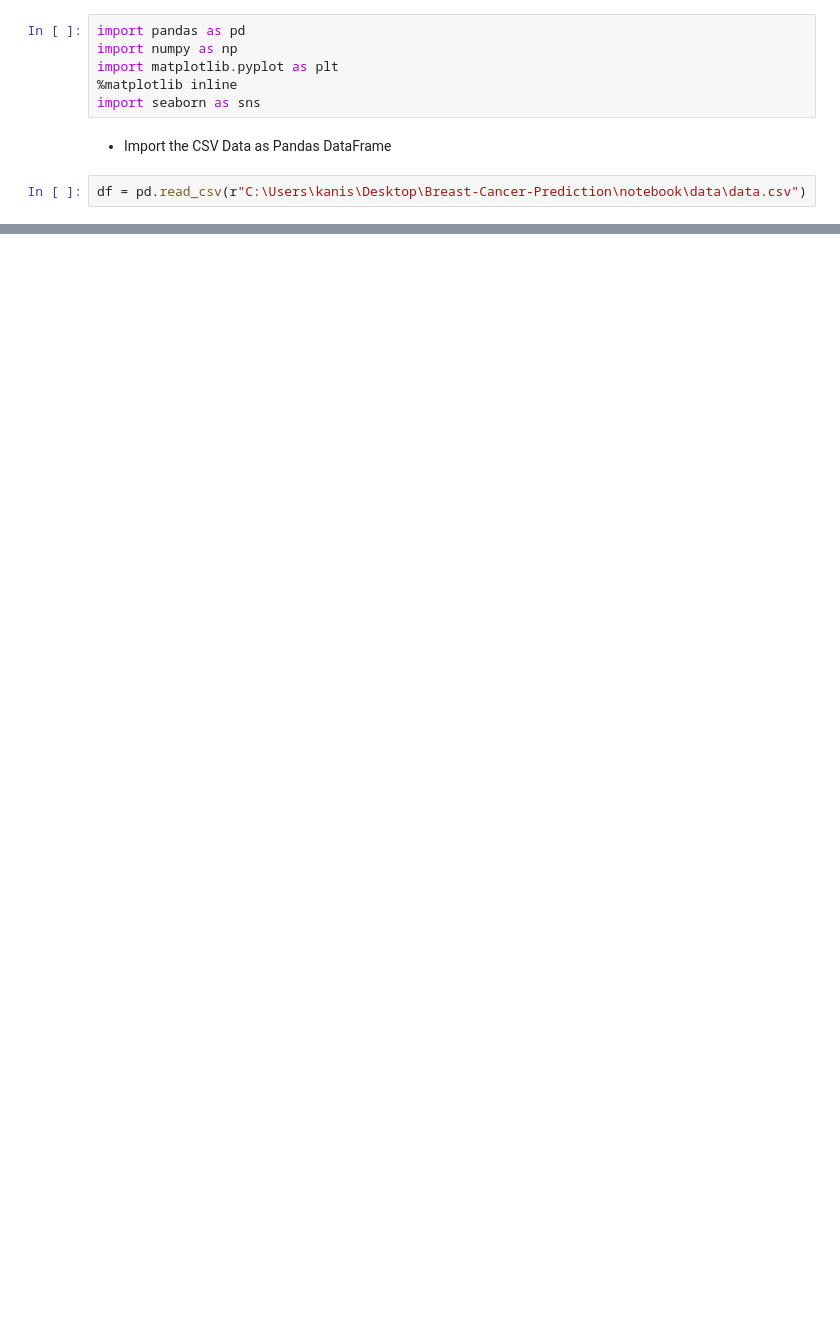
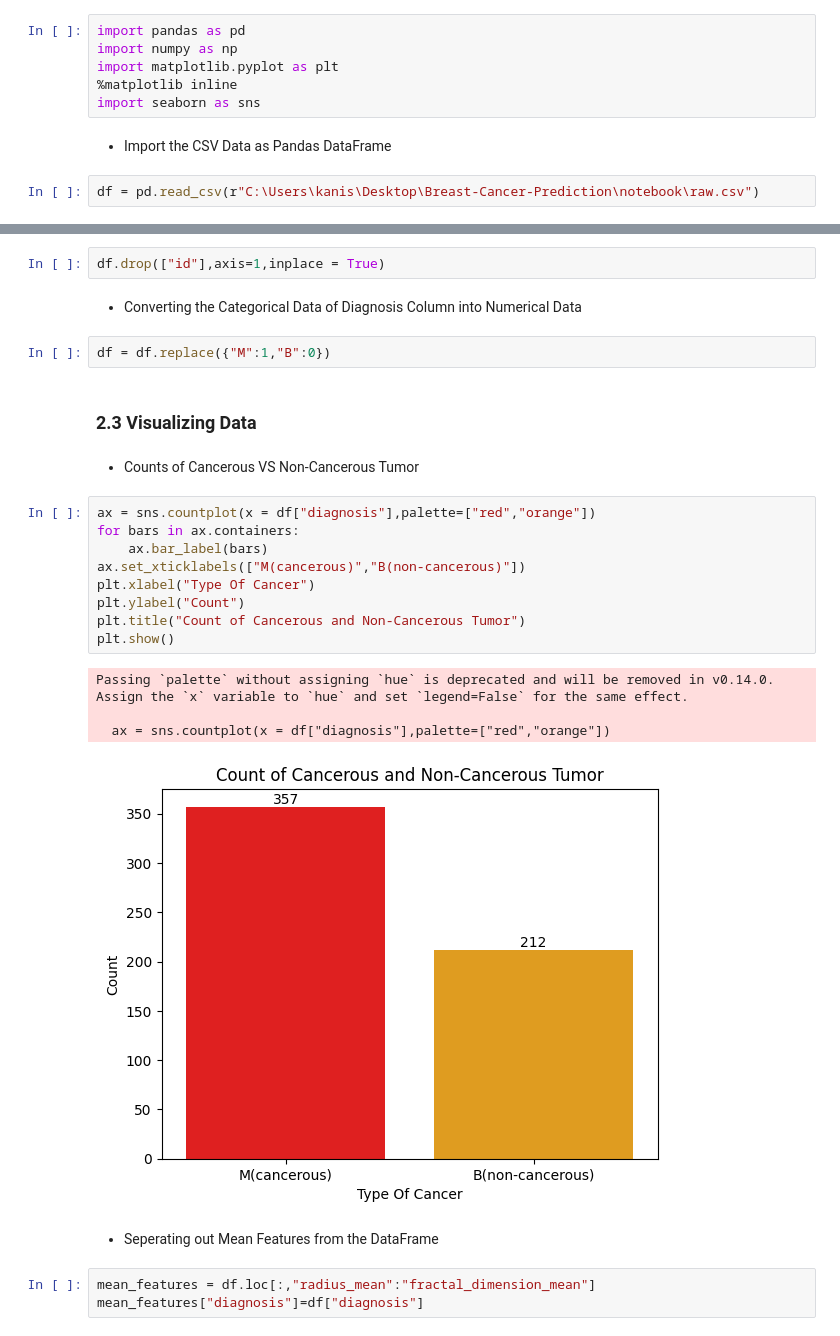
Before and after one commit to kanishka-maurya/Breast-Cancer-Prediction, a Jupyter notebook: notebook/1.EDA.ipynb, the cells around one changed output, grey strips where cells are left out. Drawn from its saved outputs; the diff is of its cells as text; blank space fills up the shorter version.

```diff
--- a/notebook/1.EDA.ipynb
+++ b/notebook/1.EDA.ipynb
@@ -31,4 +31,4 @@ import seaborn as sns
 # %% [markdown]
 - Import the CSV Data as Pandas DataFrame
 # %%
-df = pd.read_csv(r"C:\Users\kanis\Desktop\Breast-Cancer-Prediction\notebook\data\data.csv")
+df = pd.read_csv(r"C:\Users\kanis\Desktop\Breast-Cancer-Prediction\notebook\raw.csv")
@@ -36,0 +116,29 @@ df.shape
+# %%
+df.drop(["id"],axis=1,inplace = True)
+# %% [markdown]
+- Converting the Categorical Data of Diagnosis Column into Numerical Data
+# %%
+df = df.replace({"M":1,"B":0})
+# %% [markdown]
+### 2.3 Visualizing Data
+# %% [markdown]
+- Counts of Cancerous VS Non-Cancerous Tumor
+# %%
+ax = sns.countplot(x = df["diagnosis"],palette=["red","orange"])
+for bars in ax.containers:
+    ax.bar_label(bars)
+ax.set_xticklabels(["M(cancerous)","B(non-cancerous)"])
+plt.xlabel("Type Of Cancer")
+plt.ylabel("Count")
+plt.title("Count of Cancerous and Non-Cancerous Tumor")
+plt.show()
+# %% [output]
+Passing `palette` without assigning `hue` is deprecated and will be removed in v0.14.0. Assign the `x` variable to `hue` and set `legend=False` for the same effect.
+
+  ax = sns.countplot(x = df["diagnosis"],palette=["red","orange"])
+[figure, added]
+# %% [markdown]
+- Seperating out Mean Features from the DataFrame
+# %%
+mean_features = df.loc[:,"radius_mean":"fractal_dimension_mean"]
+mean_features["diagnosis"]=df["diagnosis"]
```
Also changed, not shown: parts of 23 cells of this notebook, 18 other files.
